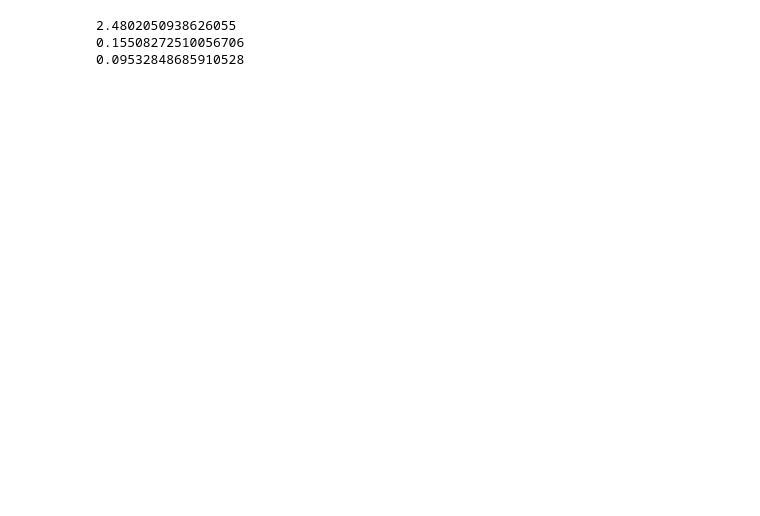
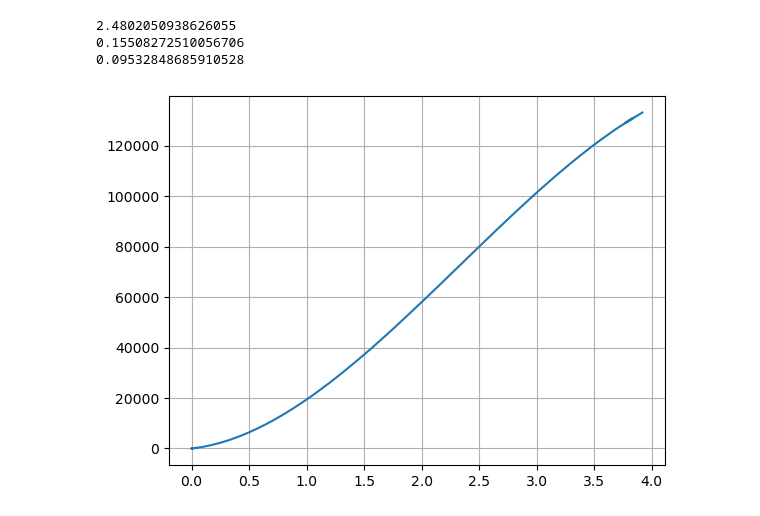
Before and after one commit to barmoral/forcebalance_hw, a Jupyter notebook: eq_12_fitting.ipynb, the cells around one changed output. Cells and saved outputs as stored; diff of their text form; code cells hidden in the pictures; blank space fills up the shorter version.

```diff
--- a/eq_12_fitting.ipynb
+++ b/eq_12_fitting.ipynb
@@ -87,3 +84,3 @@ def calc_y(theta, x):
 # %%
 def residuals(theta, x, y):
-    return np.power(calc_y(theta, x) - y, 2)
+    return np.power(calc_lhs(theta, x) - y, 2)
@@ -126,0 +156,5 @@ result.optimality
+# %%
+theta_0 = estimate_params(z_0, c_0, [0.1, 0.1, 0.1])
+theta_1 = estimate_params(z_1, c_1, [0.1, 0.1, 0.1])
+theta_2 = estimate_params(z_2, c_2, [0.1, 0.1, 0.1])
+theta_3 = estimate_params(z_3, c_3, [0.1, 0.1, 0.1])
@@ -133,3 +187,41 @@ print(3.4572E-2 / (conversion_factor)**(-2))
 2.4802050938626055
 0.15508272510056706
 0.09532848685910528
+# %%
+def compute_osmotic_pressure(c_data, theta, nu=2, T=300):
+    """
+    Computes the osmotic pressure using Equation 16.
+
+    Parameters
+    ----------
+    c_data : numpy.ndarray
+        The concentration profile.
+    theta : list
+        A list containing the three parameters B, alpha_1, alpha_2.
+    nu : int, optional
+        The van't Hoff factor. Default is 2.
+    T : int, optional
+        The temperature in Kelvin. Default is 300.
+
+    TODOS
+    -----
+    Check the units! There might be some mistakes here ...
+    """
+    A = 1.7964  # in M^(-1/2), value according to the SI
+    R = 8.31446261815324  # units: J/(mol*K)
+    B, alpha_1, alpha_2 = theta[0], theta[1], theta[2]
+    term_1 = c_data
+    term_2 = alpha_1 * (1/2) * c_data ** 2 + alpha_2 * (2/3) * c_data ** 3
+    term_3 = A / B ** 2 * (2 / B) * np.log(1 + B * np.sqrt(c_data))
+    term_4 = -A / B ** 2 * (2 * np.sqrt(c_data) + B * c_data) / (1 + B * np.sqrt(c_data))
+    pi = nu * R * T * (term_1 + term_2 + term_3 + term_4)
+
+    return pi
+# %%
+pi_0 = compute_osmotic_pressure(c_0, theta_0)
+
+plt.figure()
+plt.plot(c_0, pi_0)
+plt.grid()
+# %% [output]
+[figure, added]
```
Also changed, not shown: parts of 12 cells of this notebook.
